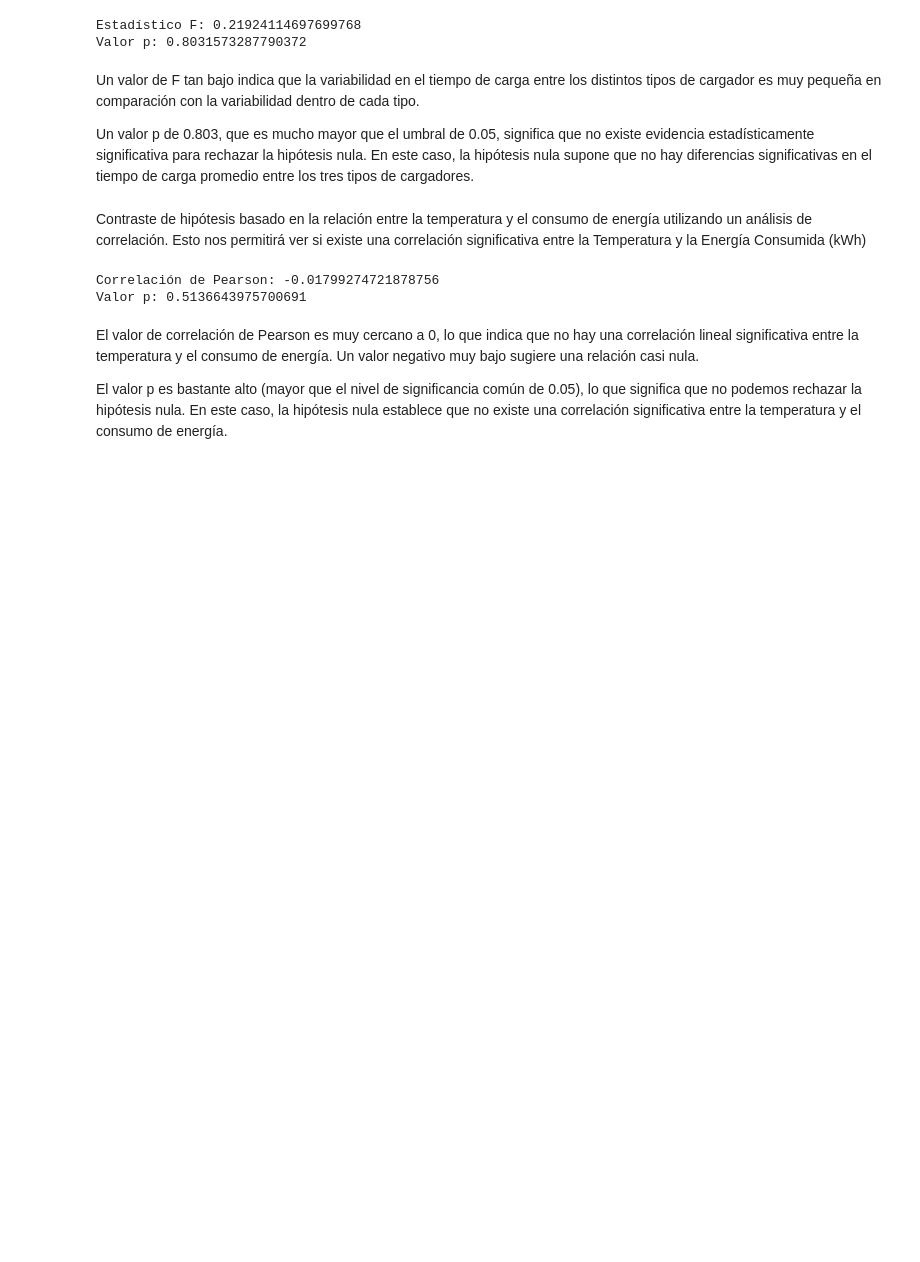
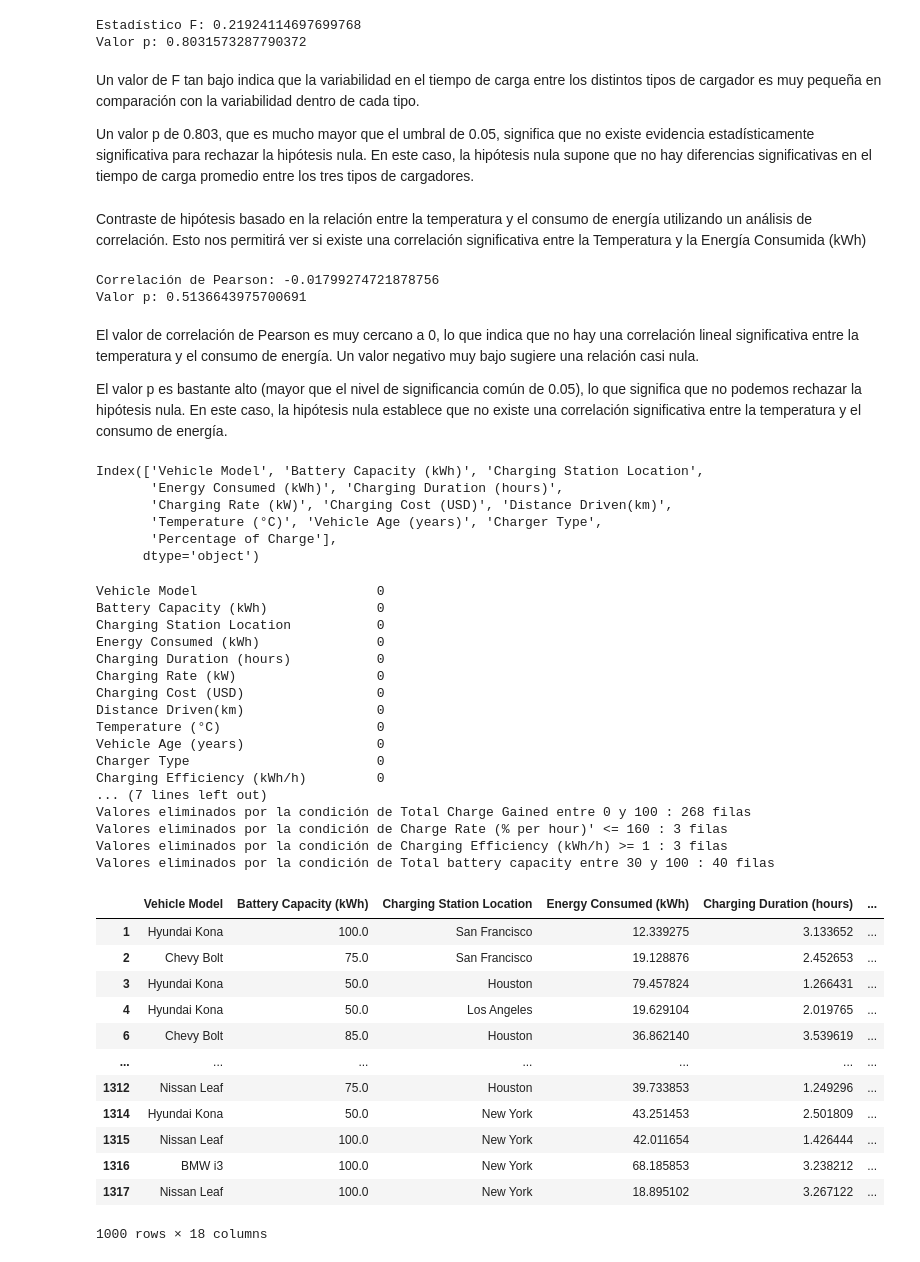
Before and after one commit to bermejo4/MachineLearning-MADI, a Jupyter notebook: DataScience/FinalProject_DS_Luis.ipynb, the cells around one changed output. Cells and saved outputs as stored; diff of their text form; code cells hidden in the pictures; blank space fills up the shorter version.

```diff
--- a/DataScience/FinalProject_DS_Luis.ipynb
+++ b/DataScience/FinalProject_DS_Luis.ipynb
@@ -242,3 +225,74 @@ Valor p: 0.5136643975700691
 El valor de correlación de Pearson es muy cercano a 0, lo que indica que no hay una correlación lineal significativa entre la temperatura y el consumo de energía. Un valor negativo muy bajo sugiere una relación casi nula.
 
 El valor p es bastante alto (mayor que el nivel de significancia común de 0.05), lo que significa que no podemos rechazar la hipótesis nula. En este caso, la hipótesis nula establece que no existe una correlación significativa entre la temperatura y el consumo de energía.
+# %%
+print(data_cleaned.columns)
+# %% [output]
+Index(['Vehicle Model', 'Battery Capacity (kWh)', 'Charging Station Location',
+       'Energy Consumed (kWh)', 'Charging Duration (hours)',
+       'Charging Rate (kW)', 'Charging Cost (USD)', 'Distance Driven(km)',
+       'Temperature (°C)', 'Vehicle Age (years)', 'Charger Type',
+       'Percentage of Charge'],
+      dtype='object')
+# %%
+# Eliminar columnas irrelevantes para análisis
+data_cleaned = raw_data.drop(columns=['User ID', 'Charging Station ID', 'Charging Start Time',
+                                      'Charging End Time', 'State of Charge (Start %)', 'State of Charge (End %)', 'User Type', 'Day of Week', 'Time of Day'])
+
+# Cambiar el nombre de una columna para mayor claridad
+data_cleaned.rename(columns={'Distance Driven (since last charge) (km)': 'Distance Driven(km)'}, inplace=True)
+
+# Verificación para comprobar que no hay NaN values
+print(data_cleaned.isna().sum())
+
+# Verifica los cambios en las columnas
+#print(data_cleaned[['Battery Capacity (kWh)', 'Vehicle Age (years)']].head())
+
+
+# Filtrar filas donde 'Total Charge Gained' esté entre 0 y 100
+print(f"Valores eliminados por la condición de Total Charge Gained entre 0 y 100 : {len(data_cleaned[~(raw_data['Total Charge Gained'] >= 0) & (raw_data['Total Charge Gained'] <= 100)])} filas")
+data_cleaned = data_cleaned[(raw_data['Total Charge Gained'] >= 0) & (raw_data['Total Charge Gained'] <= 100)]
+
+print(f"Valores eliminados por la condición de Charge Rate (% per hour)' <= 160 : {len(data_cleaned[~(raw_data['Charge Rate (%/h)'] <= 160)])} filas")
+data_cleaned = data_cleaned[raw_data['Charge Rate (%/h)'] <= 160]
+
+print(f"Valores eliminados por la condición de Charging Efficiency (kWh/h) >= 1 : {len(data_cleaned[~(raw_data['Charging Efficiency (kWh/h)'] > 1)])} filas")
+data_cleaned = data_cleaned[raw_data['Charging Efficiency (kWh/h)'] >= 1]
+
+print(f"Valores eliminados por la condición de Total battery capacity entre 30 y 100 : {len(data_cleaned[~((raw_data['Battery Capacity (kWh)'] >= 30) & (raw_data['Battery Capacity (kWh)'] <= 100))])} filas")
+data_cleaned = data_cleaned[(raw_data['Battery Capacity (kWh)'] >= 30) & (raw_data['Battery Capacity (kWh)'] <= 100)]
+
+
+# Mostrar el DataFrame resultante
+data_cleaned
+# %% [output]
+Vehicle Model                       0
+Battery Capacity (kWh)              0
+Charging Station Location           0
+Energy Consumed (kWh)               0
+Charging Duration (hours)           0
+Charging Rate (kW)                  0
+Charging Cost (USD)                 0
+Distance Driven(km)                 0
+Temperature (°C)                    0
+Vehicle Age (years)                 0
+Charger Type                        0
+Charging Efficiency (kWh/h)         0
+... (7 lines left out)
+Valores eliminados por la condición de Total Charge Gained entre 0 y 100 : 268 filas
+Valores eliminados por la condición de Charge Rate (% per hour)' <= 160 : 3 filas
+Valores eliminados por la condición de Charging Efficiency (kWh/h) >= 1 : 3 filas
+Valores eliminados por la condición de Total battery capacity entre 30 y 100 : 40 filas
+|  | Vehicle Model | Battery Capacity (kWh) | Charging Station Location | Energy Consumed (kWh) | Charging Duration (hours) | ... |
+| 1 | Hyundai Kona | 100.0 | San Francisco | 12.339275 | 3.133652 | ... |
+| 2 | Chevy Bolt | 75.0 | San Francisco | 19.128876 | 2.452653 | ... |
+| 3 | Hyundai Kona | 50.0 | Houston | 79.457824 | 1.266431 | ... |
+| 4 | Hyundai Kona | 50.0 | Los Angeles | 19.629104 | 2.019765 | ... |
+| 6 | Chevy Bolt | 85.0 | Houston | 36.862140 | 3.539619 | ... |
+| ... | ... | ... | ... | ... | ... | ... |
+| 1312 | Nissan Leaf | 75.0 | Houston | 39.733853 | 1.249296 | ... |
+| 1314 | Hyundai Kona | 50.0 | New York | 43.251453 | 2.501809 | ... |
+| 1315 | Nissan Leaf | 100.0 | New York | 42.011654 | 1.426444 | ... |
+| 1316 | BMW i3 | 100.0 | New York | 68.185853 | 3.238212 | ... |
+| 1317 | Nissan Leaf | 100.0 | New York | 18.895102 | 3.267122 | ... |
+1000 rows × 18 columns
```
Also changed, not shown: parts of 4 cells of this notebook.
